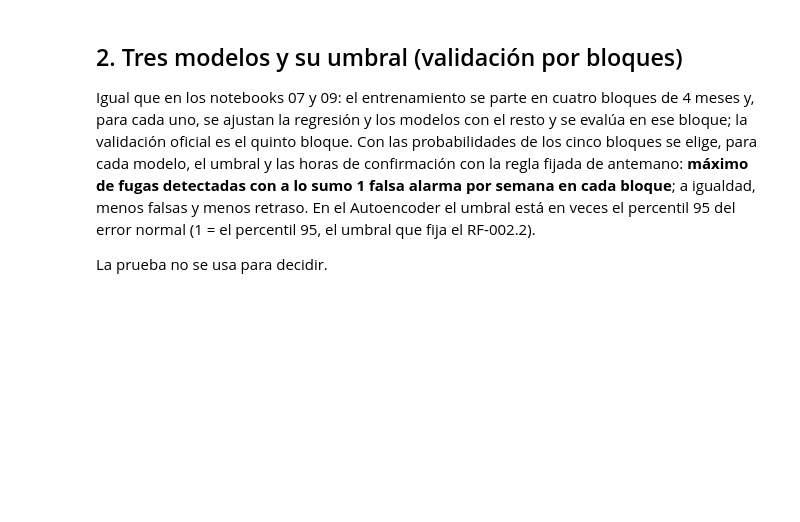
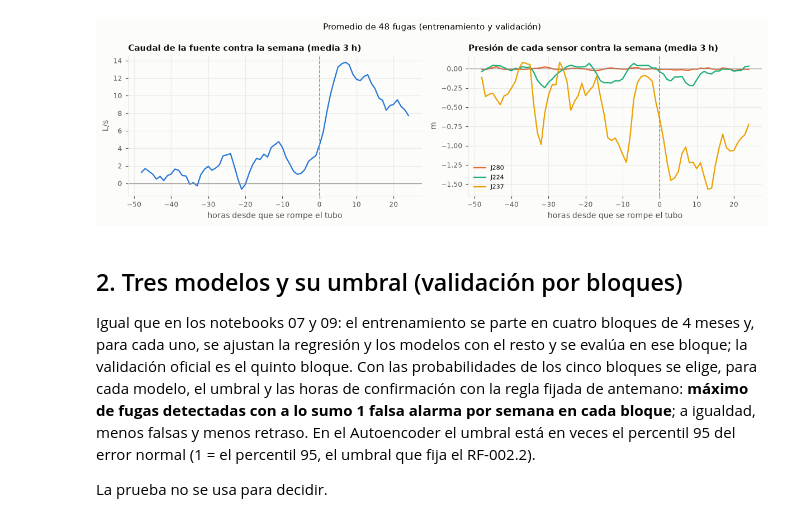
Before and after one commit to evproyectos/Modelo_calidad_agua, a Jupyter notebook: notebooks/10_fugas.ipynb, the cells around one changed output. Saved outputs shown, nothing was run; the diff lists cells and outputs as text; code cells hidden in the pictures; blank space fills up the shorter version.

Commit message:
Notebooks 01-10 con el dataset v6 (tres sensores y fugas): conclusiones, horizonte de 48 h y deriva de los datos

```diff
--- a/notebooks/10_fugas.ipynb
+++ b/notebooks/10_fugas.ipynb
@@ -63,13 +64,13 @@ h = detector.horario(t15)                     # promedios horarios, eventos por
 S = carga.sensores(h)
 cat = carga.catalogo_eventos()
 cat_f = cat[cat["tipo"] == "fuga"].copy()
-y = F.clase(h)
+y = F.clase(h, cat)                 # 1 mientras hay una fuga abierta (del catálogo)
 PERIODO = {p: carga.periodos()[p] for p in carga.PARTICIONES}
 entr = (h["particion"] == "entrenamiento").values
 val = (h["particion"] == "validacion").values
 prueba = (h["particion"] == "prueba").values
 
-# horas "normales" para la regresión: sin fuga visible y lejos de una fuga (ni la fuga pequeña que
+# horas "normales" para la regresión: sin fuga y lejos de una fuga (ni la fuga pequeña que
 # crece antes, ni las 12 h después de repararla, mientras los tanques se recuperan)
 cerca = np.zeros(len(h), bool)
 for _, ev in cat_f.iterrows():
@@ -85,6 +86,8 @@ cat_f["tramo"] = cat_f["ubicacion"].map(TRAMO)
 vis = episodios(y)
 vis["partición"] = h.loc[vis["inicio"], "particion"].values
 print(f"Sensores del sistema: {S} · {len(COL)} variables")
-pd.DataFrame({"fugas en el catálogo": cat_f.assign(p=h["particion"].reindex(cat_f["inicio"].dt.floor("h")).values)
-              .groupby("p").size(), "episodios visibles": vis.groupby("partición").size()}) \
-  .reindex(carga.PARTICIONES).fillna(0).astype(int)
+cat_f["partición"] = h["particion"].reindex(cat_f["inicio"].dt.floor("h")).values
+cat_f.groupby("partición").agg(fugas=("id", "size"), caudal_mediano_Ls=("intensidad", "median"),
+                               horas_medianas=("duracion_h", "median"),
+                               empiezan_pequeñas=("causa", lambda c: int((c == "deterioro_gradual").sum()))) \
+     .reindex(carga.PARTICIONES)
@@ -112,24 +129,26 @@ calidad_regresion
 # %%
 ventana = range(-48, 25)
 dec = vis[vis["partición"] != "prueba"]
 perfiles = {}
 for c in ["caudal"] + [f"presion_{n}" for n in S]:
-    serie = X[f"{c}_residuo_media3h"]
+    serie = X[f"{c}_vs_semana_media3h"]
     perfiles[c] = pd.Series({k: np.nanmean([serie.get(ini + pd.Timedelta(hours=k), np.nan) for ini in dec["inicio"]])
                              for k in ventana})
 fig, axes = plt.subplots(1, 2, figsize=(11, 3.4))
 axes[0].plot(perfiles["caudal"], color=COLORES[0])
-axes[0].set_ylabel("L/s"); axes[0].set_title("Caudal de la fuente: residuo (media 3 h)", fontsize=10)
+axes[0].set_ylabel("L/s"); axes[0].set_title("Caudal de la fuente contra la semana (media 3 h)", fontsize=10)
 for k, n in enumerate(S):
     axes[1].plot(perfiles[f"presion_{n}"], color=COLORES[k + 1], label=n)
-axes[1].set_ylabel("m"); axes[1].set_title("Presión de cada sensor: residuo (media 3 h)", fontsize=10)
+axes[1].set_ylabel("m"); axes[1].set_title("Presión de cada sensor contra la semana (media 3 h)", fontsize=10)
 axes[1].legend(fontsize=7)
 for a in axes:
     a.axvline(0, color=GRIS, ls="--", lw=1); a.axhline(0, color=GRIS, lw=0.8)
-    a.set_xlabel("horas desde que la fuga se empieza a ver")
-fig.suptitle(f"Promedio de {len(dec)} fugas visibles (entrenamiento y validación)", fontsize=10)
+    a.set_xlabel("horas desde que se rompe el tubo")
+fig.suptitle(f"Promedio de {len(dec)} fugas (entrenamiento y validación)", fontsize=10)
 fig.tight_layout()
 guardar(fig, "10_perfil_fuga"); plt.show()
+# %% [output]
+[figure, added]
 # %% [markdown]
 ## 2. Tres modelos y su umbral (validación por bloques)
 
```
Also changed, not shown: parts of 14 cells of this notebook, 59 other files.
